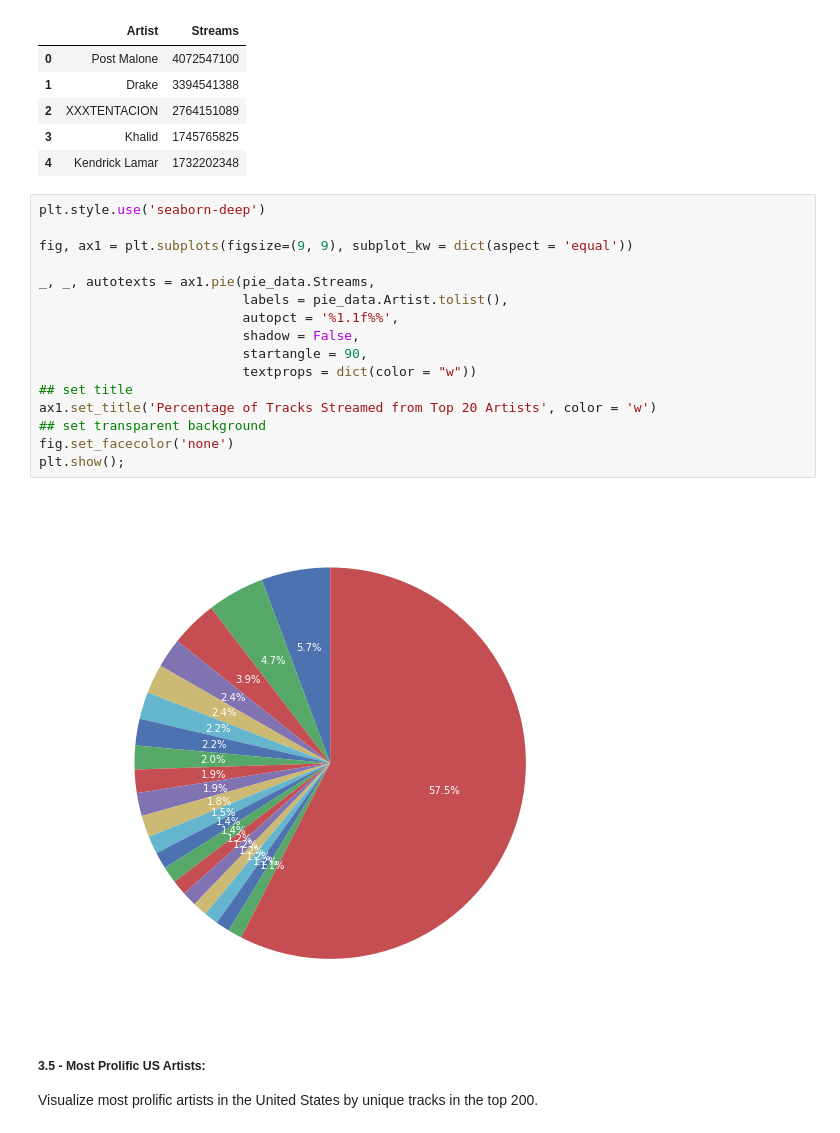
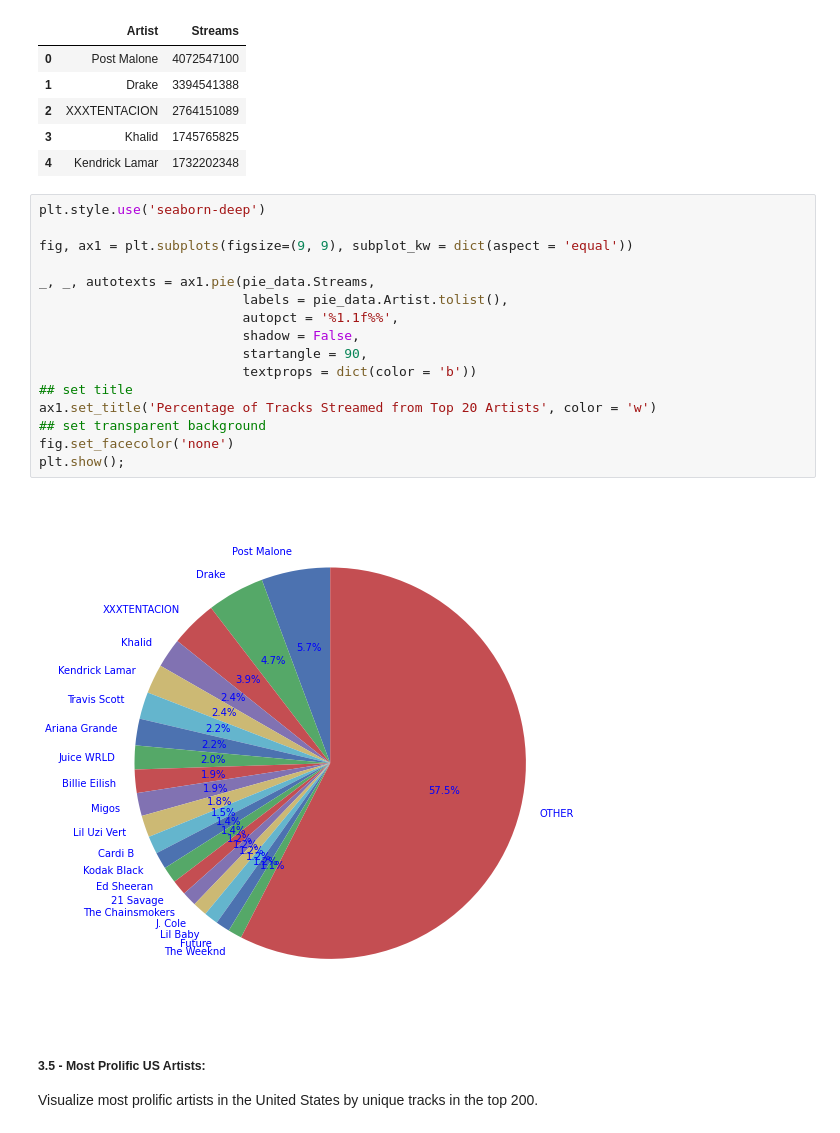
Before and after one commit to rwmyers46/Anything-British, a Jupyter notebook: anything-british.ipynb, the cells around one changed output. Saved outputs shown, nothing was run; the diff lists cells and outputs as text.

```diff
--- a/anything-british.ipynb
+++ b/anything-british.ipynb
@@ -285,21 +285,21 @@ pie_data.head()
 # %%
 plt.style.use('seaborn-deep')
 
 fig, ax1 = plt.subplots(figsize=(9, 9), subplot_kw = dict(aspect = 'equal'))
 
 _, _, autotexts = ax1.pie(pie_data.Streams,
                           labels = pie_data.Artist.tolist(),
                           autopct = '%1.1f%%',
                           shadow = False,
                           startangle = 90,
-                          textprops = dict(color = "w"))
+                          textprops = dict(color = 'b'))
 ## set title
 ax1.set_title('Percentage of Tracks Streamed from Top 20 Artists', color = 'w')
 ## set transparent background
 fig.set_facecolor('none')
 plt.show();
 # %% [output]
-[figure, old version]
+[figure, new version]
 # %% [markdown]
 ##### **3.5 - Most Prolific US Artists:**
 
```
Also changed, not shown: parts of 1 cell of this notebook.
